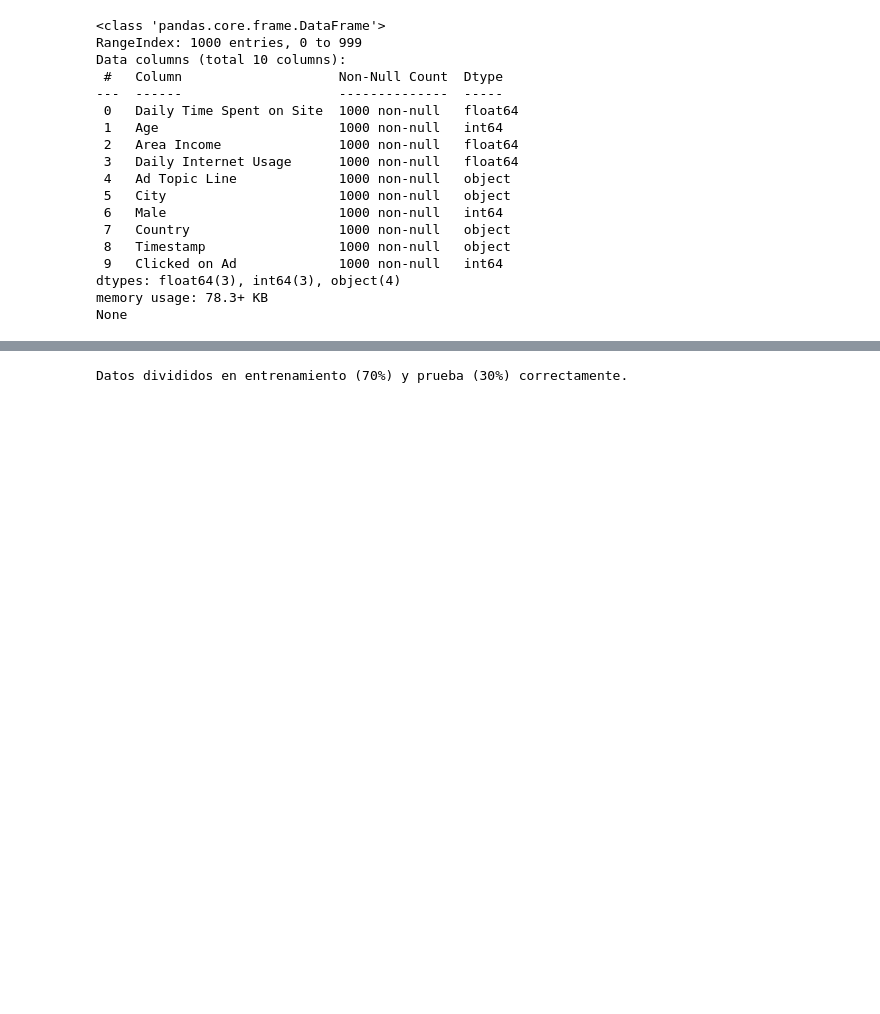
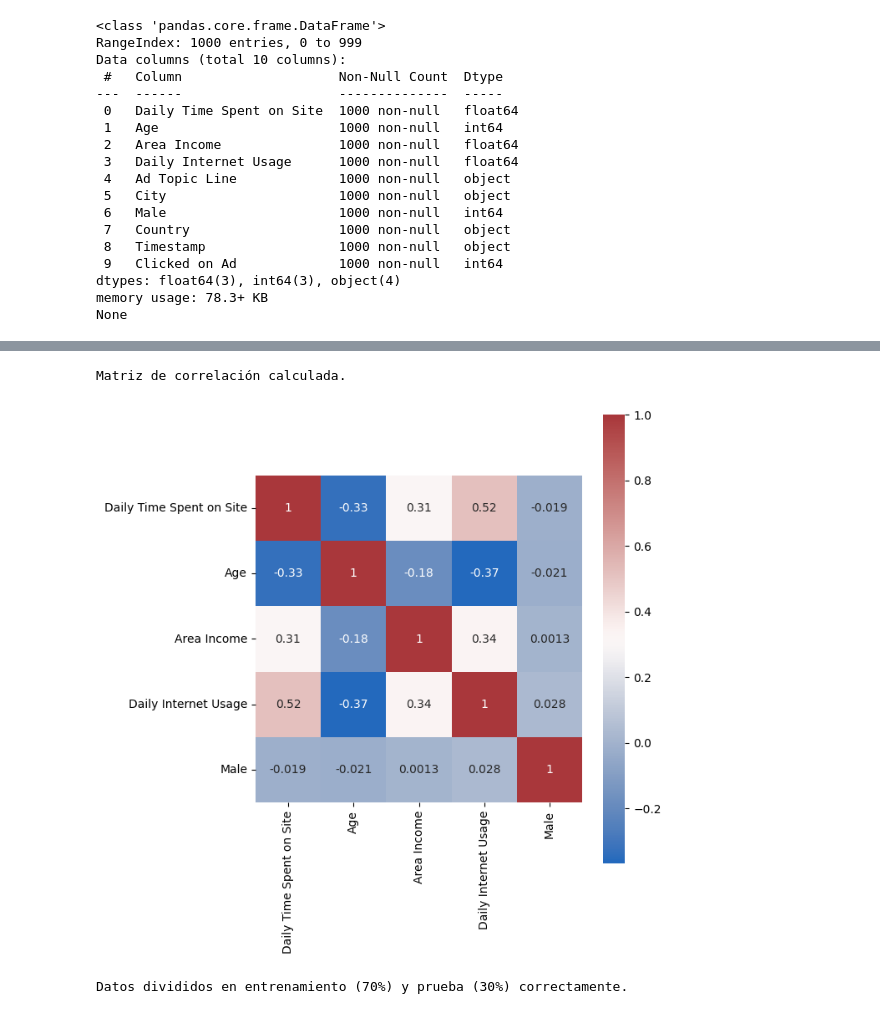
Before and after one commit to Dreyeles/jupyter_modDatos, a Jupyter notebook: s08_clasificacion_svm/notebooks/advertising_svm.ipynb, the cells around one changed output, grey strips where cells are left out. Cells and saved outputs as stored; diff of their text form; code cells hidden in the pictures; blank space fills up the shorter version.

```diff
--- a/s08_clasificacion_svm/notebooks/advertising_svm.ipynb
+++ b/s08_clasificacion_svm/notebooks/advertising_svm.ipynb
@@ -59,3 +80,34 @@ Se eliminan datos no relevantes.
+# %%
+# Matriz de correlacion
+import matplotlib.pyplot as plt
+
+# --- 2. Calcular la correlación ---
+# Usamos el método .corr() en el DataFrame de precios
+correlation = X.corr()
+
+print("Matriz de correlación calculada.")
+
+# --- 3. Generar el Heatmap ---
+# Configuramos el tamaño de la figura para que sea grande y legible
+plt.figure(figsize=(7, 7))
+
+# Creamos el heatmap con seaborn
+sns.heatmap(
+    correlation,        # La matriz de correlación
+    vmax=1,             # El valor máximo de la barra de color (1 es correlación perfecta)
+    square=True,        # Asegura que cada celda sea un cuadrado
+    annot=True,         # Muestra los números (coeficientes de correlación) en cada celda
+    cmap='vlag'         # El mapa de color (rojo-blanco-azul) que usa la guía
+)
+
+# Ajustamos el layout para que no se corten las etiquetas
+plt.tight_layout()
+
+# Mostramos el gráfico
+plt.show()
+# %% [output]
+Matriz de correlación calculada.
+[figure, added]
 # %%
 # Split (70/30)
 X_train, X_test, y_train, y_test = train_test_split(X, y, test_size=0.3, random_state=101)
```
Also changed, not shown: parts of 5 cells of this notebook, 1 other file.
